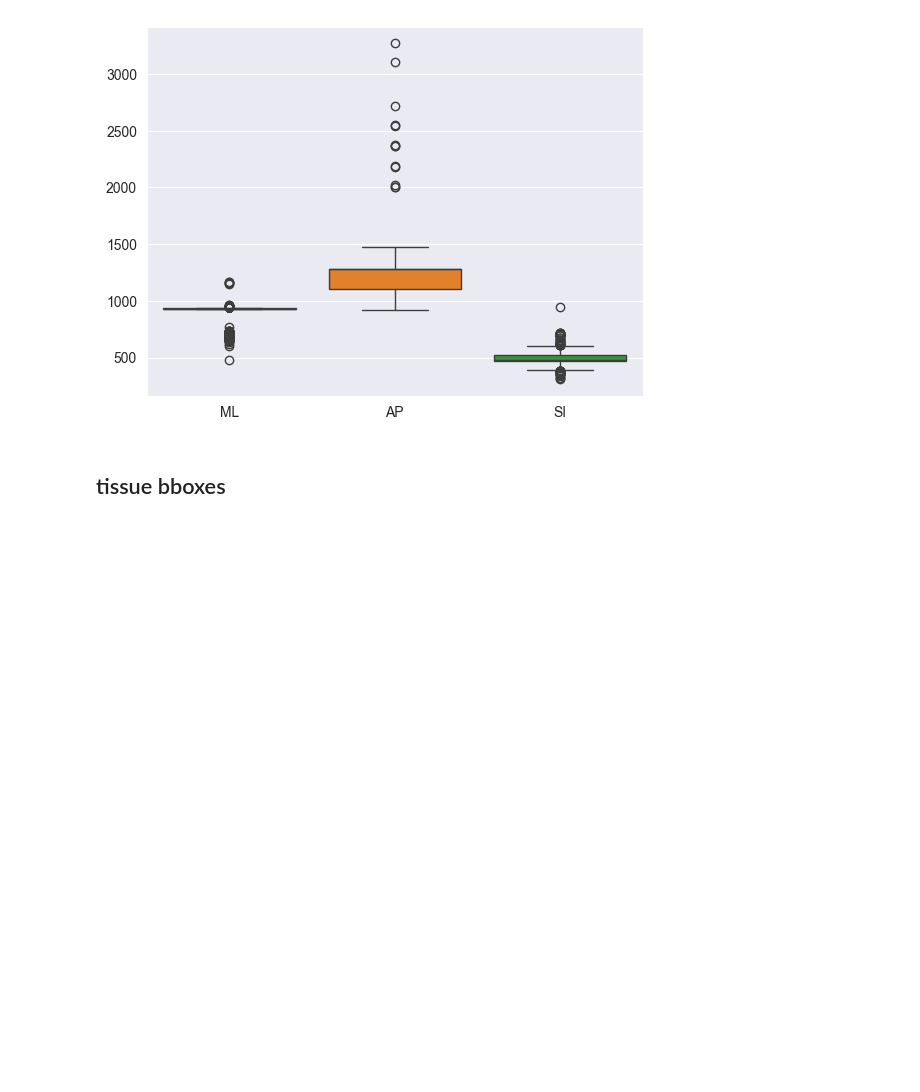
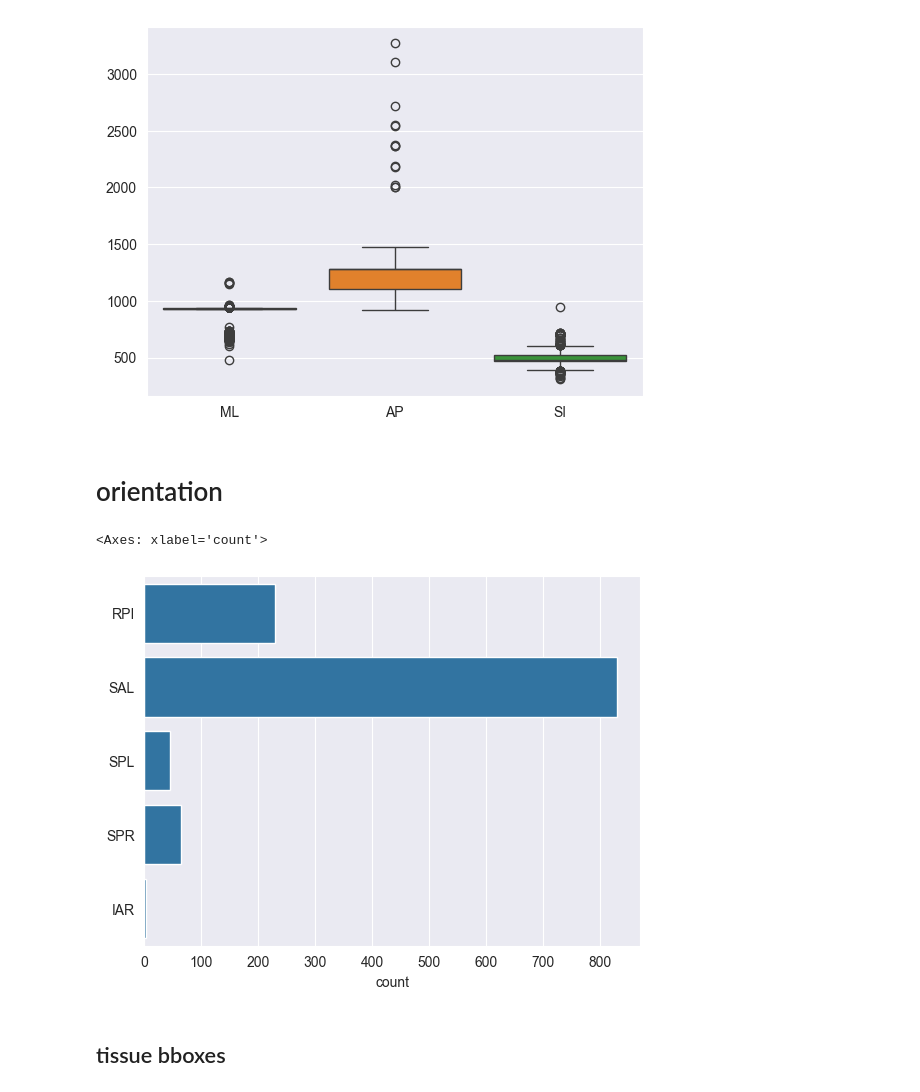
Before and after one commit to AllenInstitute/deep_ccf_registration, a Jupyter notebook: scripts/explore_scratch.ipynb, the cells around one changed output. Saved outputs shown, nothing was run; the diff lists cells and outputs as text; code cells hidden in the pictures; blank space fills up the shorter version.

```diff
--- a/scripts/explore_scratch.ipynb
+++ b/scripts/explore_scratch.ipynb
@@ -279,6 +284,18 @@ volume_size_distr()
 | 75% | 933.000000 | 1284.000000 | 525.250000 |
 | max | 1168.000000 | 3270.000000 | 944.000000 |
 [figure]
+# %% [markdown]
+# orientation
+# %%
+from deep_ccf_registration.metadata import AcquisitionAxis
+
+def _parse_orientation(axes: list[AcquisitionAxis]):
+    axes = sorted(axes, key=lambda x: x.dimension)
+    return ''.join([x.direction.value[0] for x in axes])
+sns.countplot([_parse_orientation(axes=x.axes) for x in subject_meta])
+# %% [output]
+<Axes: xlabel='count'>
+[figure, added]
 # %% [markdown]
 ## tissue bboxes
 # %%
```
Also changed, not shown: parts of 6 cells of this notebook, 4 other files.
